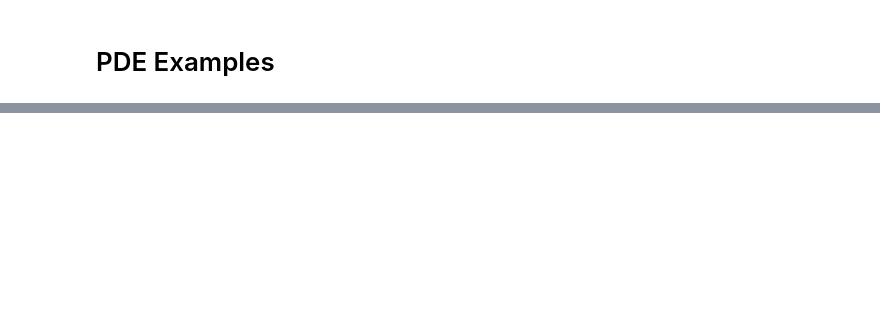
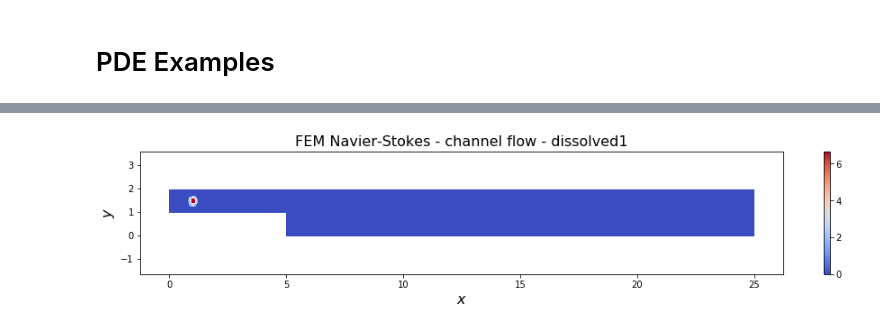
Before and after one commit to msc-acse/acse-9-independent-research-project-kmei92, a Jupyter notebook: acse/test_notebooks/firedrake_framework_module_notebook.ipynb, the cells around one changed output, grey strips where cells are left out. Saved outputs shown, nothing was run; the diff lists cells and outputs as text; code cells hidden in the pictures; blank space fills up the shorter version.

```diff
--- a/acse/test_notebooks/firedrake_framework_module_notebook.ipynb
+++ b/acse/test_notebooks/firedrake_framework_module_notebook.ipynb
@@ -256,0 +419,91 @@ print(x.x)
+# %%
+solver_parameters  = copy.deepcopy(default_solver_parameters)
+solver_parameters = recursive_update(solver_parameters,
+{
+'space': {'u': fd.VectorFunctionSpace},
+'degree': {'u': 2},
+'order' : {'u': 1},
+'linear_solver': {'u': 'gmres', 'p': 'gmres'},
+'subsystem_class' : {'up': navier_stokes},
+'precond': {'u': 'sor', 'p' : 'sor'}}
+)
+
+solver = pde_solver([['u', 'p']], mesh, solver_parameters)
+
+solver_parameters = recursive_update(solver_parameters,
+{
+    'space': {'cs': fd.MixedFunctionSpace, 'cd' : fd.MixedFunctionSpace, 'as' : fd.MixedFunctionSpace},
+    'degree': {'cs': 1, 'cd' : 1, 'as' : 1},
+    'order' : {'cs' : 2, 'cd' : 2, 'as' : 2, 'cdcsas' : 2},
+    'linear_solver': {'cs': 'gmres', 'cd': 'gmres', 'as': 'gmres'},
+    'subsystem_class' : {'cdcsas' : radio_transport},
+    'precond': {'cs': 'sor', 'cd': 'sor', 'as': 'sor'}
+})
+# # # print(solver_parameters)
+solver.add_subsystem(['cd', 'cs', 'as'], solver_parameters)
+k = fd.Constant(30)
+solver.setup_bcs()
+solver.setup_constants()
+solver.define(['u', 'p', 'u'], 'up')
+# # print(solver.pdesubsystems['up'].prm)
+solver.define(['cd', 'cs', 'as'], 'cdcsas')
+# print(vars(solver))
+
+# set up initial condition
+x, y = fd.SpatialCoordinate(mesh)
+c = fd.conditional(pow(x-1, 2)+pow(y-1.5,2)<0.05*0.05, 10, 0)
+
+solver.setup_initial('cd_n', c, mixedspace=True, index=0)
+
+cd1, cd2 = solver.form_args['cd_n'].split()
+cs1, cs2 = solver.form_args['cs_'].split()
+as1, as2 = solver.form_args['as_'].split()
+
+fig3 = plt.figure(figsize=(16, 2.5))
+ax3 = fig3.add_subplot(111)
+ax3.set_xlabel('$x$', fontsize=16)
+ax3.set_ylabel('$y$', fontsize=16)
+ax3.set_title('FEM Navier-Stokes - channel flow - dissolved1', fontsize=16)
+fd.plot(cd1,axes=ax3)
+ax3.axis('equal');
+
+fig3 = plt.figure(figsize=(16, 2.5))
+ax3 = fig3.add_subplot(111)
+ax3.set_xlabel('$x$', fontsize=16)
+ax3.set_ylabel('$y$', fontsize=16)
+ax3.set_title('FEM Navier-Stokes - channel flow - suspended1', fontsize=16)
+fd.plot(cs1,axes=ax3)
+ax3.axis('equal');
+
+fig3 = plt.figure(figsize=(16, 2.5))
+ax3 = fig3.add_subplot(111)
+ax3.set_xlabel('$x$', fontsize=16)
+ax3.set_ylabel('$y$', fontsize=16)
+ax3.set_title('FEM Navier-Stokes - channel flow - sediment1', fontsize=16)
+fd.plot(as1,axes=ax3)
+ax3.axis('equal');
+
+fig3 = plt.figure(figsize=(16, 2.5))
+ax3 = fig3.add_subplot(111)
+ax3.set_xlabel('$x$', fontsize=16)
+ax3.set_ylabel('$y$', fontsize=16)
+ax3.set_title('FEM Navier-Stokes - channel flow - dissolved2', fontsize=16)
+fd.plot(cd2,axes=ax3)
+ax3.axis('equal');
+
+fig3 = plt.figure(figsize=(16, 2.5))
+ax3 = fig3.add_subplot(111)
+ax3.set_xlabel('$x$', fontsize=16)
+ax3.set_ylabel('$y$', fontsize=16)
+ax3.set_title('FEM Navier-Stokes - channel flow - suspended2', fontsize=16)
+fd.plot(cs2,axes=ax3)
+ax3.axis('equal');
+
+fig3 = plt.figure(figsize=(16, 2.5))
+ax3 = fig3.add_subplot(111)
+ax3.set_xlabel('$x$', fontsize=16)
+ax3.set_ylabel('$y$', fontsize=16)
+ax3.set_title('FEM Navier-Stokes - channel flow - sediment2', fontsize=16)
+fd.plot(as2, axes=ax3)
+ax3.axis('equal');
+# %% [output]
@@ -256,0 +522 @@ print(x.x)
+[figure, added]
```
Also changed, not shown: parts of 23 cells of this notebook, 19 other files.
